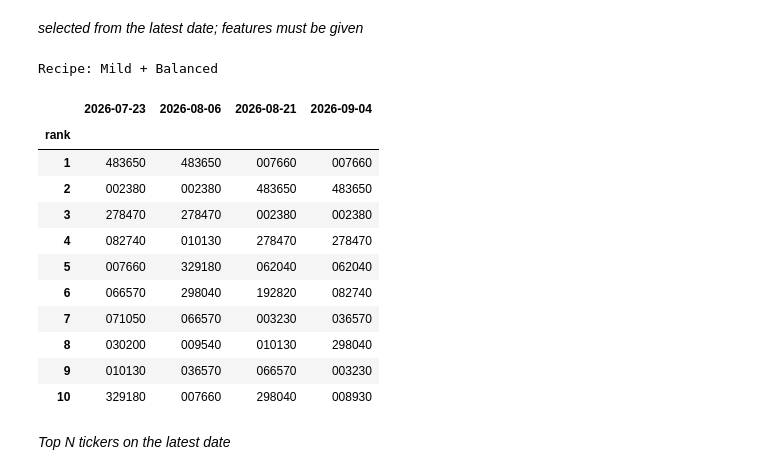
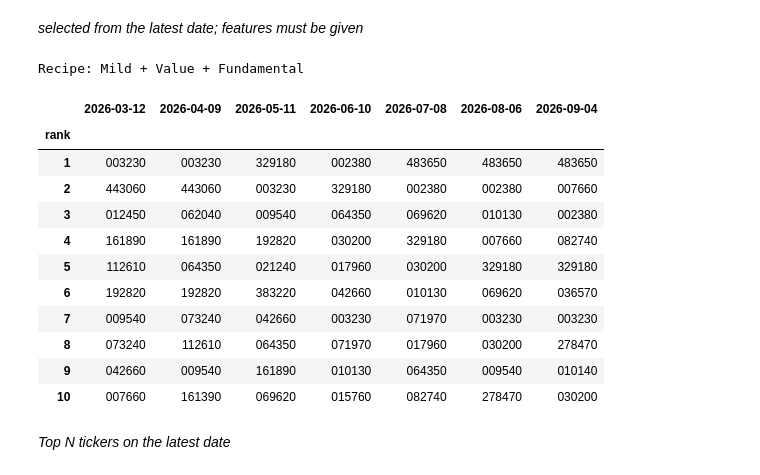
Before and after one commit to lbk209/stocksift, a Jupyter notebook: example_stock_selection_long_v4.ipynb, the cells around one changed output. Saved outputs shown, nothing was run; the diff lists cells and outputs as text; code cells hidden in the pictures.

```diff
--- a/example_stock_selection_long_v4.ipynb
+++ b/example_stock_selection_long_v4.ipynb
@@ -217,27 +217,27 @@ HBox(children=(Dropdown(description='Filter', layout=Layout(width='230px'), opti
 #controls.select() if features is not None else None
 # %%
 kw = dict(
-    freq = 10, periods = 4,
+    freq = 20, periods = 7,
     policies = controls.policies
 )
 
 print(f'Recipe: {controls.label}')
 selected = selection_trajectory(assessment, style=True, **kw)
 selected
 # %% [output]
-Recipe: Mild + Balanced
+Recipe: Mild + Value + Fundamental
-|  | 2026-07-23 | 2026-08-06 | 2026-08-21 | 2026-09-04 |
-| rank |  |  |  |  |
-| 1 | 483650 | 483650 | 007660 | 007660 |
-| 2 | 002380 | 002380 | 483650 | 483650 |
-| 3 | 278470 | 278470 | 002380 | 002380 |
-| 4 | 082740 | 010130 | 278470 | 278470 |
-| 5 | 007660 | 329180 | 062040 | 062040 |
-| 6 | 066570 | 298040 | 192820 | 082740 |
-| 7 | 071050 | 066570 | 003230 | 036570 |
-| 8 | 030200 | 009540 | 010130 | 298040 |
-| 9 | 010130 | 036570 | 066570 | 003230 |
-| 10 | 329180 | 007660 | 298040 | 008930 |
+|  | 2026-03-12 | 2026-04-09 | 2026-05-11 | 2026-06-10 | 2026-07-08 | 2026-08-06 | 2026-09-04 |
+| rank |  |  |  |  |  |  |  |
+| 1 | 003230 | 003230 | 329180 | 002380 | 483650 | 483650 | 483650 |
+| 2 | 443060 | 443060 | 003230 | 329180 | 002380 | 002380 | 007660 |
+| 3 | 012450 | 062040 | 009540 | 064350 | 069620 | 010130 | 002380 |
+| 4 | 161890 | 161890 | 192820 | 030200 | 329180 | 007660 | 082740 |
+| 5 | 112610 | 064350 | 021240 | 017960 | 030200 | 329180 | 329180 |
+| 6 | 192820 | 192820 | 383220 | 042660 | 010130 | 069620 | 036570 |
+| 7 | 009540 | 073240 | 042660 | 003230 | 071970 | 003230 | 003230 |
+| 8 | 073240 | 112610 | 064350 | 071970 | 017960 | 030200 | 278470 |
+| 9 | 042660 | 009540 | 161890 | 010130 | 064350 | 009540 | 010140 |
+| 10 | 007660 | 161390 | 069620 | 015760 | 082740 | 278470 | 030200 |
 # %% [markdown]
 *Top N tickers on the latest date*
 # %%
```
Also changed, not shown: parts of 19 cells of this notebook, 1 other file.
